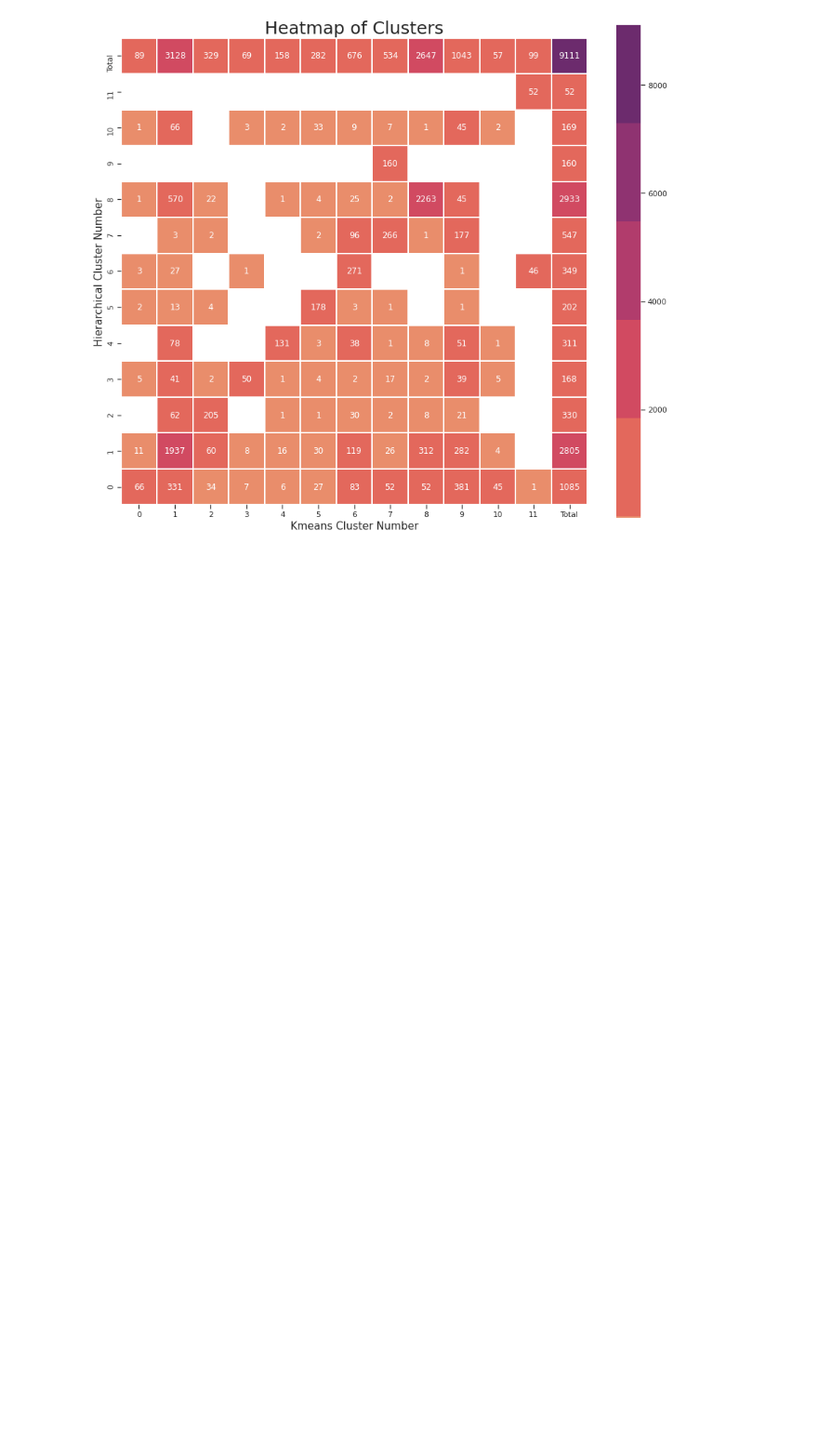
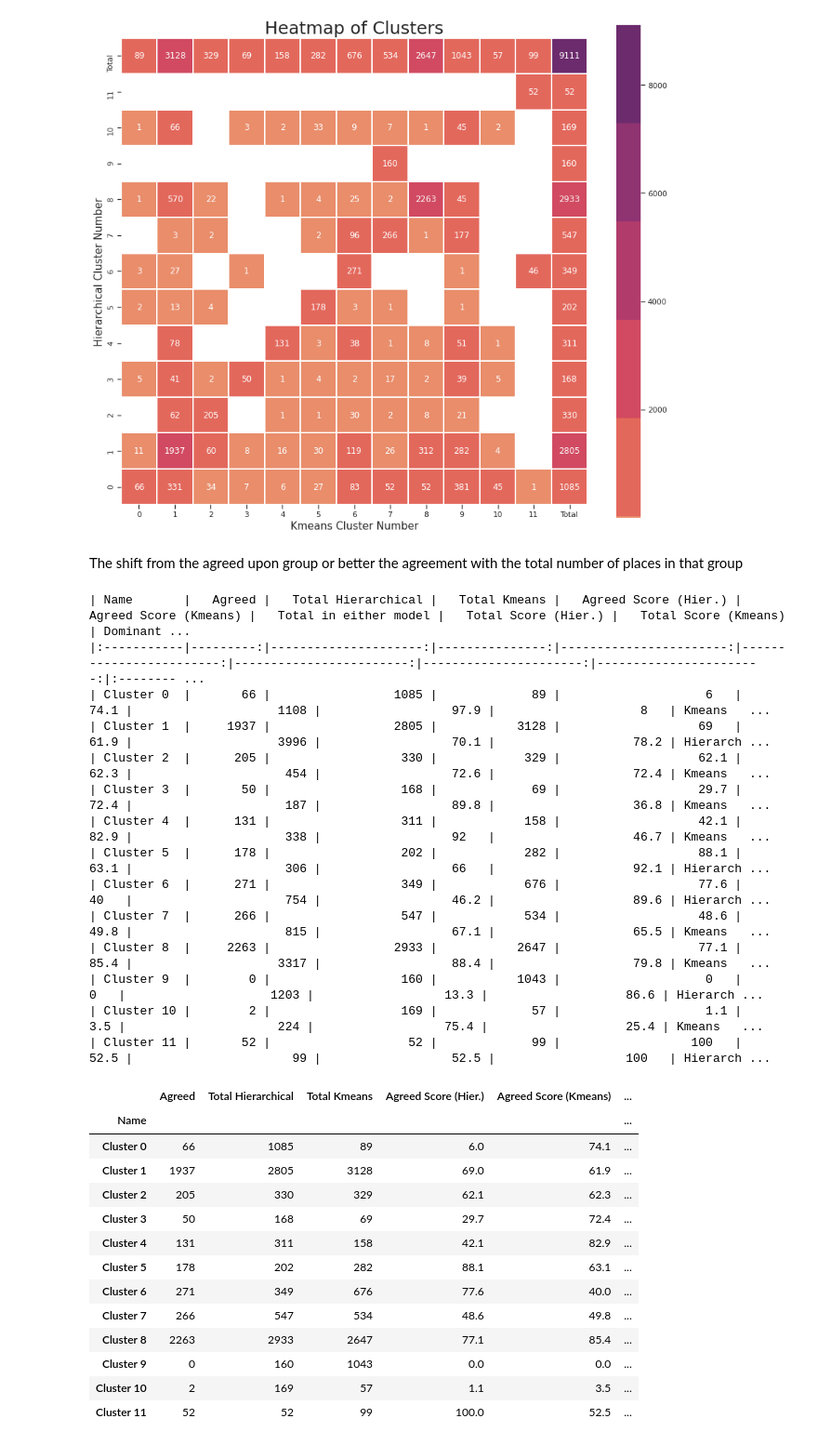
Before and after one commit to HenningH87/Coursera_Capstone, a Jupyter notebook: Comparison.ipynb, the cells around one changed output. Shown at 93% size. Cells and saved outputs as stored; diff of their text form; code cells hidden in the pictures; blank space fills up the shorter version.

```diff
--- a/Comparison.ipynb
+++ b/Comparison.ipynb
@@ -177,3 +181,62 @@ plt.savefig('Agg_Kmeans_corr.png',dpi=100)
 plt.show()
 # %% [output]
 [figure]
+# %% [markdown]
+The shift from the agreed upon group or better the agreement with the total number of places in that group
+# %%
+def return_totalOr(cluster):
+    score = 0
+    for row in df_RV.iterrows():
+        #if score < 1:
+            #print(row[1][5])
+        if row[1][3]==i or row[1][5]==i:
+            score = score +1
+    return score
+
+agreement_scores =[]
+for i in list(map(lambda x:x-1,range(1,int(df_RV['Kmeans_Cluster_Labels'].max())+2))):
+    temp= {}
+    temp['Name'] = 'Cluster {}'.format(i)
+    temp['Agreed'] = df_cluster_stats.iloc[i][i]
+    temp['Total Hierarchical'] = df_cluster_stats.iloc[i][-1]
+    temp['Total Kmeans'] = df_cluster_stats.iloc[-1][i]
+    temp['Agreed Score (Hier.)'] = int(temp['Agreed']/temp['Total Hierarchical']*1000)/10
+    temp['Agreed Score (Kmeans)'] = int(temp['Agreed']/temp['Total Kmeans']*1000)/10
+    temp['Total in either model'] = return_totalOr(i)
+    temp['Total Score (Hier.)'] = int(temp['Total Hierarchical']/temp['Total in either model']*1000)/10
+    temp['Total Score (Kmeans)'] = int(temp['Total Kmeans']/temp['Total in either model']*1000)/10
+    temp['Dominant'] = (lambda x: "Kmeans" if x>temp['Agreed Score (Hier.)'] else 'Hierarchical')(temp['Agreed Score (Kmeans)'])
+    agreement_scores.append(temp)
+
+df_scores = pd.DataFrame(agreement_scores).set_index('Name')
+print(df_scores.to_markdown())
+df_scores
+# %% [output]
+| Name       |   Agreed |   Total Hierarchical |   Total Kmeans |   Agreed Score (Hier.) |   Agreed Score (Kmeans) |   Total in either model |   Total Score (Hier.) |   Total Score (Kmeans) | Dominant ...
+|:-----------|---------:|---------------------:|---------------:|-----------------------:|------------------------:|------------------------:|----------------------:|-----------------------:|:-------- ...
+| Cluster 0  |       66 |                 1085 |             89 |                    6   |                    74.1 |                    1108 |                  97.9 |                    8   | Kmeans   ...
+| Cluster 1  |     1937 |                 2805 |           3128 |                   69   |                    61.9 |                    3996 |                  70.1 |                   78.2 | Hierarch ...
+| Cluster 2  |      205 |                  330 |            329 |                   62.1 |                    62.3 |                     454 |                  72.6 |                   72.4 | Kmeans   ...
+| Cluster 3  |       50 |                  168 |             69 |                   29.7 |                    72.4 |                     187 |                  89.8 |                   36.8 | Kmeans   ...
+| Cluster 4  |      131 |                  311 |            158 |                   42.1 |                    82.9 |                     338 |                  92   |                   46.7 | Kmeans   ...
+| Cluster 5  |      178 |                  202 |            282 |                   88.1 |                    63.1 |                     306 |                  66   |                   92.1 | Hierarch ...
+| Cluster 6  |      271 |                  349 |            676 |                   77.6 |                    40   |                     754 |                  46.2 |                   89.6 | Hierarch ...
+| Cluster 7  |      266 |                  547 |            534 |                   48.6 |                    49.8 |                     815 |                  67.1 |                   65.5 | Kmeans   ...
+| Cluster 8  |     2263 |                 2933 |           2647 |                   77.1 |                    85.4 |                    3317 |                  88.4 |                   79.8 | Kmeans   ...
+| Cluster 9  |        0 |                  160 |           1043 |                    0   |                     0   |                    1203 |                  13.3 |                   86.6 | Hierarch ...
+| Cluster 10 |        2 |                  169 |             57 |                    1.1 |                     3.5 |                     224 |                  75.4 |                   25.4 | Kmeans   ...
+| Cluster 11 |       52 |                   52 |             99 |                  100   |                    52.5 |                      99 |                  52.5 |                  100   | Hierarch ...
+|  | Agreed | Total Hierarchical | Total Kmeans | Agreed Score (Hier.) | Agreed Score (Kmeans) | ... |
+| Name |  |  |  |  |  | ... |
+| Cluster 0 | 66 | 1085 | 89 | 6.0 | 74.1 | ... |
+| Cluster 1 | 1937 | 2805 | 3128 | 69.0 | 61.9 | ... |
+| Cluster 2 | 205 | 330 | 329 | 62.1 | 62.3 | ... |
+| Cluster 3 | 50 | 168 | 69 | 29.7 | 72.4 | ... |
+| Cluster 4 | 131 | 311 | 158 | 42.1 | 82.9 | ... |
+| Cluster 5 | 178 | 202 | 282 | 88.1 | 63.1 | ... |
+| Cluster 6 | 271 | 349 | 676 | 77.6 | 40.0 | ... |
+| Cluster 7 | 266 | 547 | 534 | 48.6 | 49.8 | ... |
+| Cluster 8 | 2263 | 2933 | 2647 | 77.1 | 85.4 | ... |
+| Cluster 9 | 0 | 160 | 1043 | 0.0 | 0.0 | ... |
+| Cluster 10 | 2 | 169 | 57 | 1.1 | 3.5 | ... |
+| Cluster 11 | 52 | 52 | 99 | 100.0 | 52.5 | ... |
```
Also changed, not shown: parts of 9 cells of this notebook, 40 other files.
